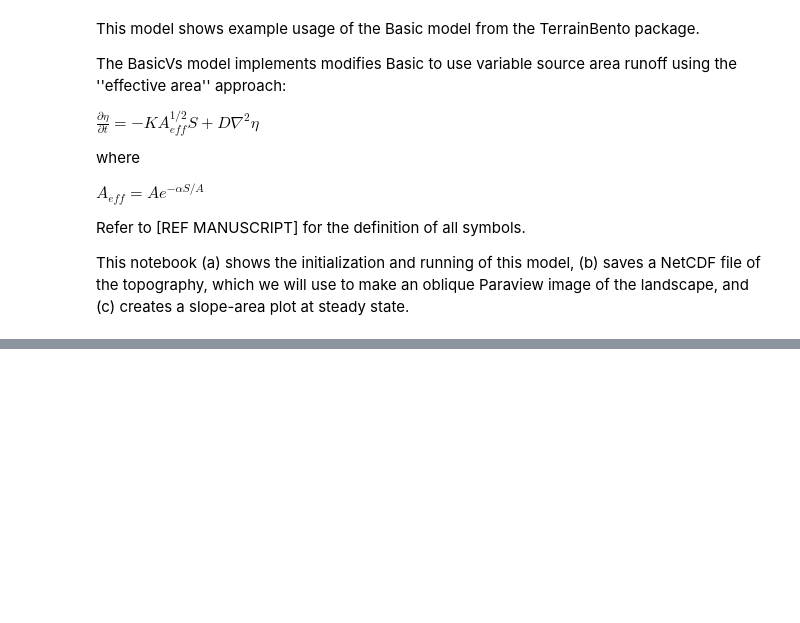
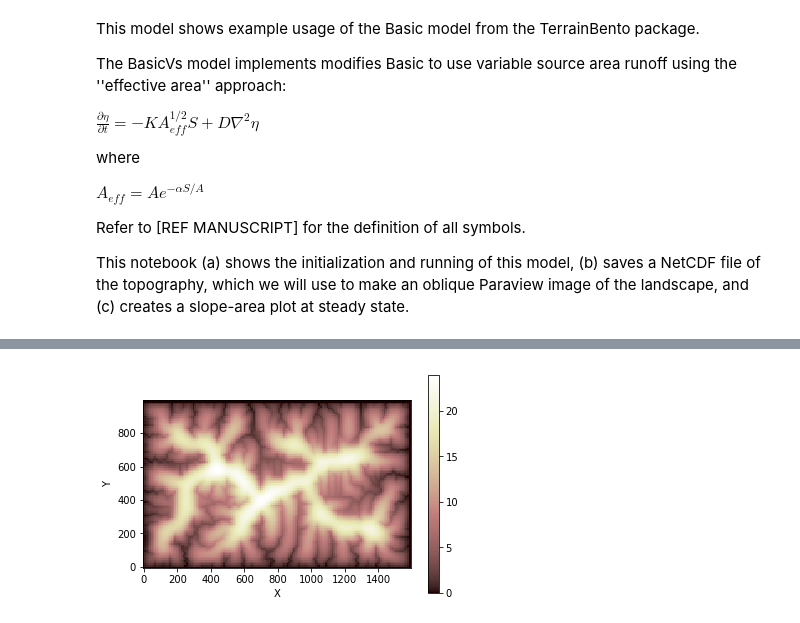
Before and after one commit to TerrainBento/examples_tests_and_tutorials, a Jupyter notebook: steady_state_solutions/notebooks/coupled_process_elements/model_200_COUPLED_steady_solution.ipynb, the cells around one changed output, grey strips where cells are left out. Drawn from its saved outputs; the diff is of its cells as text; code cells hidden in the pictures; blank space fills up the shorter version.

```diff
--- a/steady_state_solutions/notebooks/coupled_process_elements/model_200_COUPLED_steady_solution.ipynb
+++ b/steady_state_solutions/notebooks/coupled_process_elements/model_200_COUPLED_steady_solution.ipynb
@@ -149,3 +169,5 @@ write_netcdf(output_file, basic.grid, format='NETCDF3_64BIT', names='topographic
 # %%
 # make a plot of the final steady state topography
-imshow_grid(basic.grid, 'topographic__elevation')
+imshow_grid(model.grid, 'topographic__elevation')
+# %% [output]
+[figure, added]
```
Also changed, not shown: parts of 3 cells of this notebook, 4 other files.
